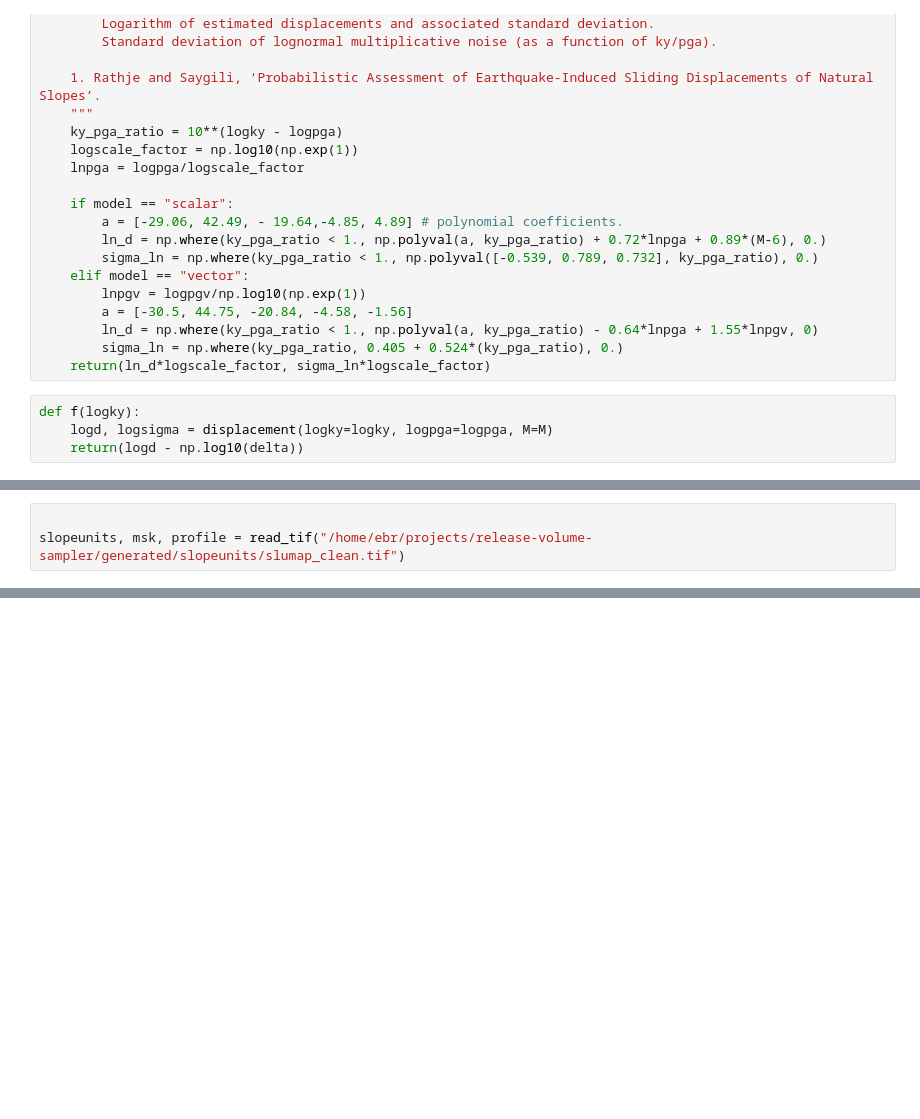
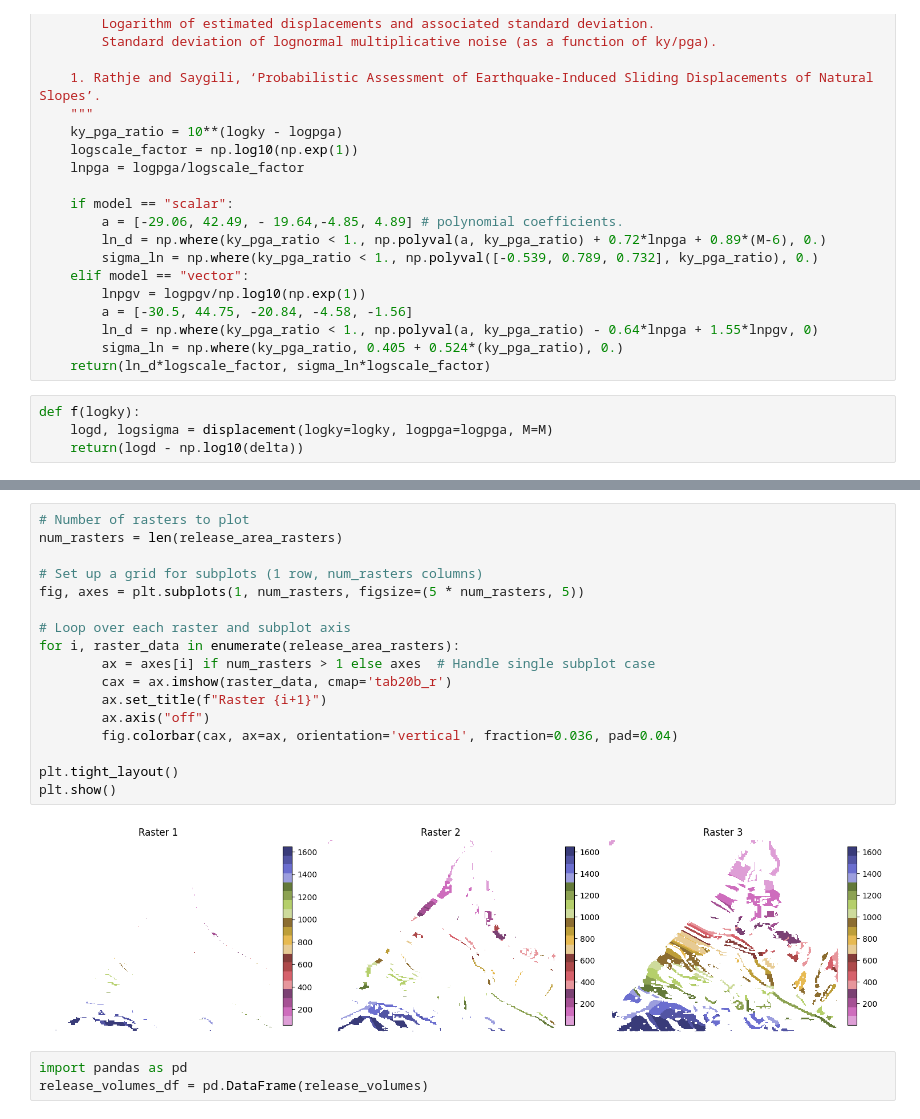
Before and after one commit to dtgeoeu-wp6-tsunamis/release-volume-sampler, a Jupyter notebook: src/displacements/volume_preselection.ipynb, the cells around one changed output, grey strips where cells are left out. Cells and saved outputs as stored; diff of their text form; blank space fills up the shorter version.

```diff
--- a/src/displacements/volume_preselection.ipynb
+++ b/src/displacements/volume_preselection.ipynb
@@ -118,3 +188,0 @@ selection_criteria
-# %%
-
-slopeunits, msk, profile = read_tif("/home/ebr/projects/release-volume-sampler/generated/slopeunits/slumap_clean.tif")
@@ -128,0 +225,22 @@ profile
+# %%
+# Number of rasters to plot
+num_rasters = len(release_area_rasters)
+
+# Set up a grid for subplots (1 row, num_rasters columns)
+fig, axes = plt.subplots(1, num_rasters, figsize=(5 * num_rasters, 5))
+
+# Loop over each raster and subplot axis
+for i, raster_data in enumerate(release_area_rasters):
+        ax = axes[i] if num_rasters > 1 else axes  # Handle single subplot case
+        cax = ax.imshow(raster_data, cmap='tab20b_r')
+        ax.set_title(f"Raster {i+1}")
+        ax.axis("off")
+        fig.colorbar(cax, ax=ax, orientation='vertical', fraction=0.036, pad=0.04)
+
+plt.tight_layout()
+plt.show()
+# %% [output]
+[figure, added]
+# %%
+import pandas as pd
+release_volumes_df = pd.DataFrame(release_volumes)
```
Also changed, not shown: parts of 22 cells of this notebook, 9 other files.
